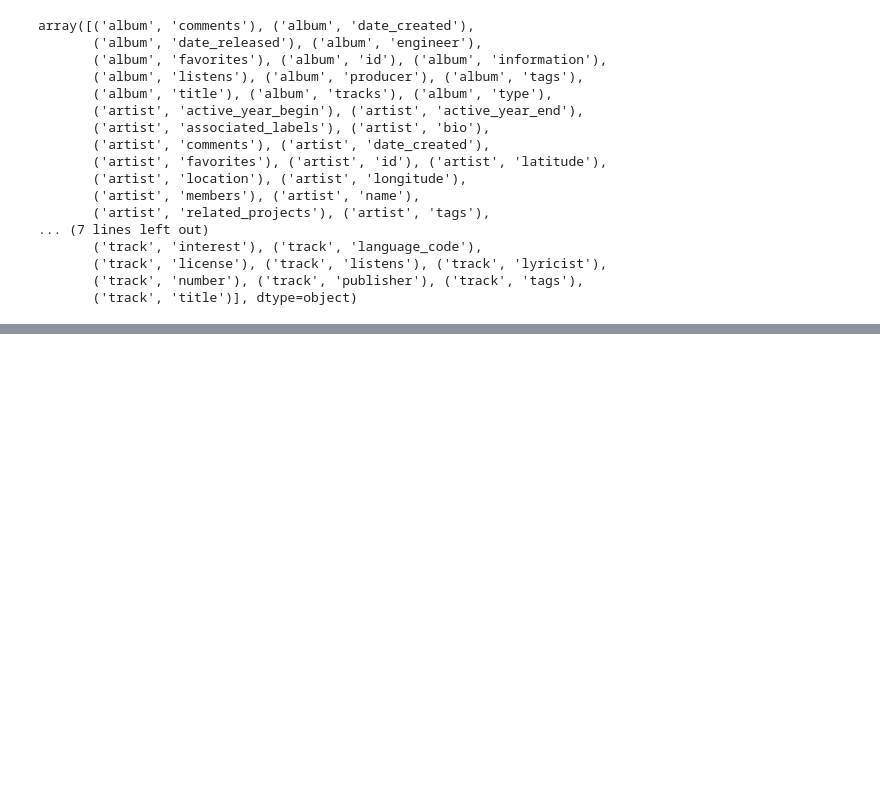
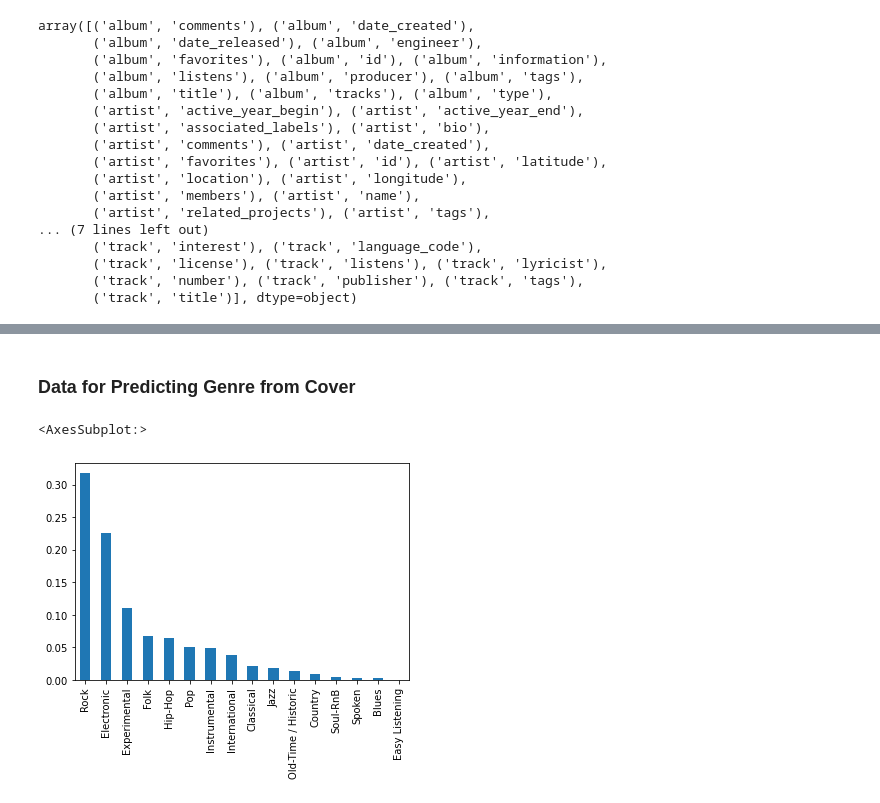
Before and after one commit to leod/aural-travels, a Jupyter notebook: notebooks/data_exploration.ipynb, the cells around one changed output, grey strips where cells are left out. Saved outputs shown, nothing was run; the diff lists cells and outputs as text; code cells hidden in the pictures; blank space fills up the shorter version.

```diff
--- a/notebooks/data_exploration.ipynb
+++ b/notebooks/data_exploration.ipynb
@@ -92,0 +119,8 @@ tracks[tracks['set', 'subset'] == 'medium']['track', 'genre_top'].nunique()
+# %% [markdown]
+### Data for Predicting Genre from Cover
+# %%
+albums_pred = albums[~albums['genre_top'].isnull() & (albums['has_cover'] == True)]
+albums_pred[albums_pred['subset'] != 'large']['genre_top'].value_counts(normalize=True).plot(kind='bar')
+# %% [output]
+<AxesSubplot:>
+[figure, added]
```
Also changed, not shown: parts of 8 cells of this notebook, 3 other files.
